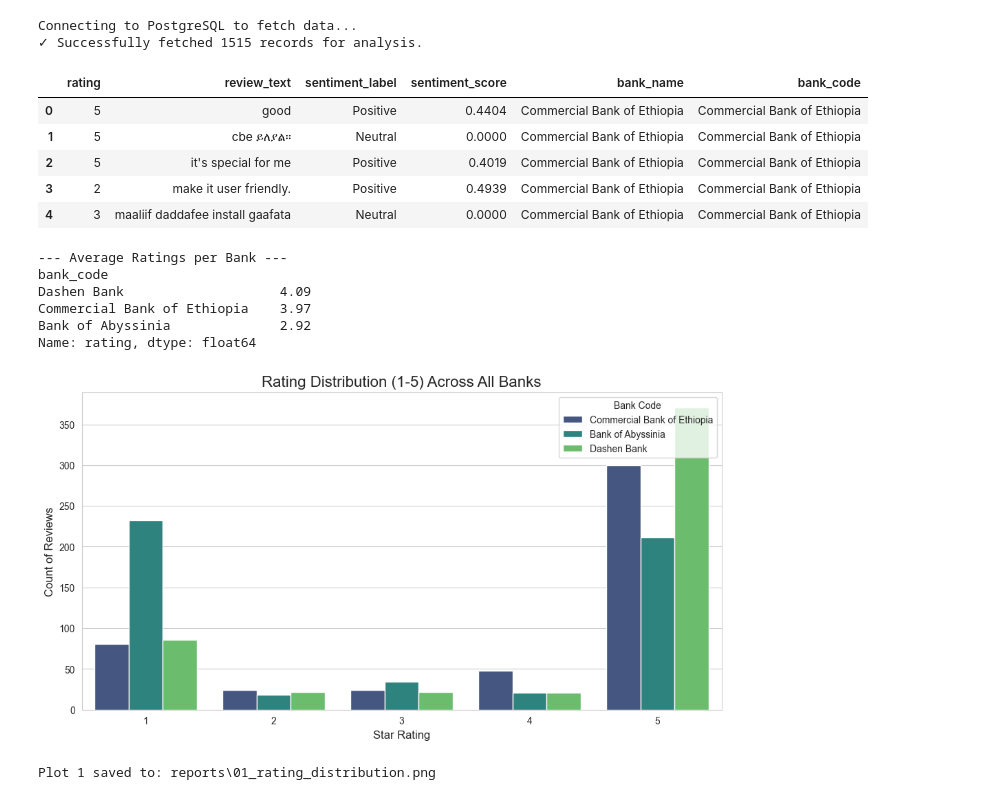
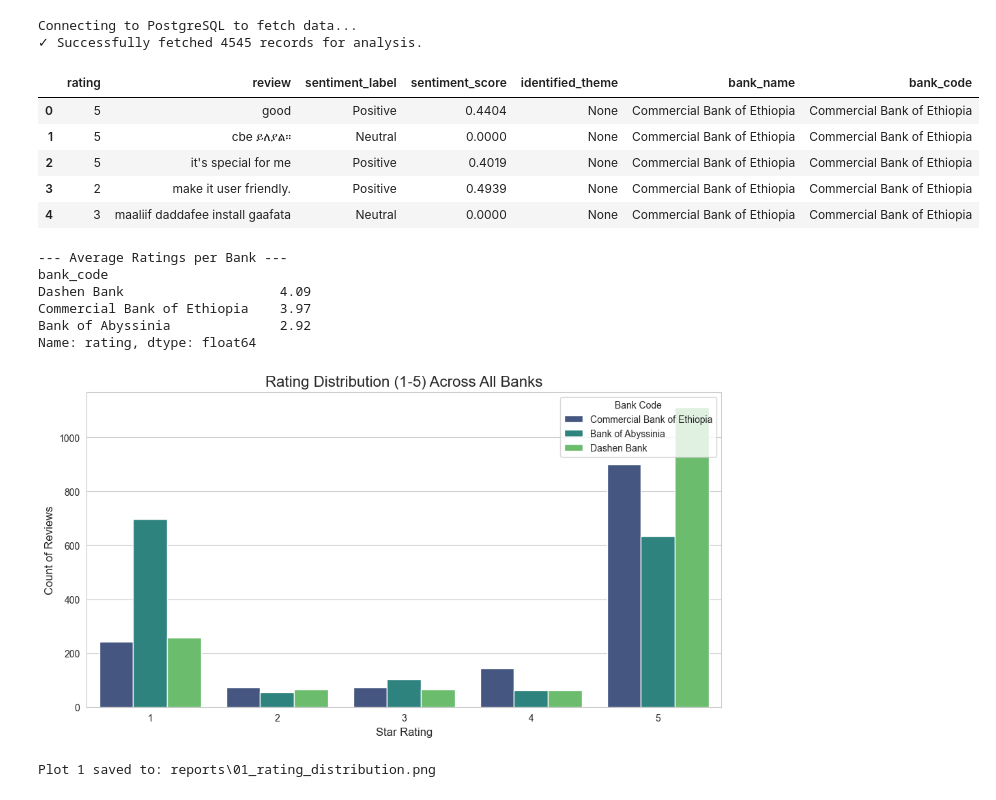
Before and after one commit to rufta-g20/bank_review_analysis, a Jupyter notebook: analysis.ipynb, the cells around one changed output. Cells and saved outputs as stored; diff of their text form; code cells hidden in the pictures.

```diff
--- a/analysis.ipynb
+++ b/analysis.ipynb
@@ -5,15 +5,13 @@ import pandas as pd
 import psycopg2
 import matplotlib.pyplot as plt
 import seaborn as sns
-from wordcloud import WordCloud
+from wordcloud import WordCloud, STOPWORDS
 import os
 import sys
 
 # Add the project root to sys.path to ensure config.py is found
-# Adjust path as necessary if config.py is not in the project root
 sys.path.append(os.path.abspath(os.path.join(os.getcwd(), '..')))
 try:
-    # Ensure this import works: from config import DB_CONFIG, DATA_PATHS
     from config import DB_CONFIG, DATA_PATHS
 except ImportError:
     print("FATAL: Could not import config.py. Ensure it is accessible.")
@@ -23,6 +21,14 @@ except ImportError:
 REPORTS_DIR = 'reports'
 os.makedirs(REPORTS_DIR, exist_ok=True)
 
+# Define Custom Stopwords (for reporting)
+STANDARD_STOPWORDS = STOPWORDS.union({
+    'app', 'bank', 'mobile', 'time', 'please', 'use', 'get', 'can',
+    'it', 'the', 'this', 'very', 'working', 'not', 'i', 'to', 'and',
+    'is', 'for', 'my', 'that', 'but', 'are', 'if'
+})
+
+
 # ----------------------------------------------------------------------
 # 1. Database Connection and Data Fetch
 # ----------------------------------------------------------------------
@@ -31,49 +37,52 @@ try:
     print("Connecting to PostgreSQL to fetch data...")
 
     # --- FIX: Convert DB_CONFIG keys to lowercase for psycopg2 ---
-    # This addresses the ProgrammingError: invalid connection option "HOST"
     corrected_db_config = {k.lower(): v for k, v in DB_CONFIG.items()}
     # ------------------------------------------------------------
 
     conn = psycopg2.connect(**corrected_db_config)
 
+    # SQL QUERY UPDATED TO FETCH identified_theme
     SQL_QUERY = """
     SELECT
         r.rating,
         r.review_text,
         r.sentiment_label,
         r.sentiment_score,
+        r.identified_theme, -- <-- NEW: Fetch the thematic cluster result
         b.bank_name,
         b.bank_code
     FROM
         reviews r
     JOIN
         banks b ON r.bank_id = b.bank_id;
     """
 
     df = pd.read_sql(SQL_QUERY, conn)
+    # Rename for consistency, although review_text is now standard
+    df.rename(columns={'review_text': 'review'}, inplace=True)
     print(f"✓ Successfully fetched {len(df)} records for analysis.")
 
 except psycopg2.OperationalError as e:
-    # This might now catch the 'password' or 'user' errors if connection failed
     print(f"✗ ERROR: Database connection failed. Please check your credentials in the .env file. Details: {e}")
     df = pd.DataFrame()
 finally:
     if conn:
         conn.close()
 
 # Display the first few rows to confirm data load
 if not df.empty:
+    from IPython.display import display
     display(df.head())
 # %% [output]
 Connecting to PostgreSQL to fetch data...
-✓ Successfully fetched 1515 records for analysis.
+✓ Successfully fetched 4545 records for analysis.
-|  | rating | review_text | sentiment_label | sentiment_score | bank_name | bank_code |
-| 0 | 5 | good | Positive | 0.4404 | Commercial Bank of Ethiopia | Commercial Bank of Ethiopia |
-| 1 | 5 | cbe ይለያል። | Neutral | 0.0000 | Commercial Bank of Ethiopia | Commercial Bank of Ethiopia |
-| 2 | 5 | it's special for me | Positive | 0.4019 | Commercial Bank of Ethiopia | Commercial Bank of Ethiopia |
-| 3 | 2 | make it user friendly. | Positive | 0.4939 | Commercial Bank of Ethiopia | Commercial Bank of Ethiopia |
-| 4 | 3 | maaliif daddafee install gaafata | Neutral | 0.0000 | Commercial Bank of Ethiopia | Commercial Bank of Ethiopia |
+|  | rating | review | sentiment_label | sentiment_score | identified_theme | bank_name | bank_code |
+| 0 | 5 | good | Positive | 0.4404 | None | Commercial Bank of Ethiopia | Commercial Bank of Ethiopia |
+| 1 | 5 | cbe ይለያል። | Neutral | 0.0000 | None | Commercial Bank of Ethiopia | Commercial Bank of Ethiopia |
+| 2 | 5 | it's special for me | Positive | 0.4019 | None | Commercial Bank of Ethiopia | Commercial Bank of Ethiopia |
+| 3 | 2 | make it user friendly. | Positive | 0.4939 | None | Commercial Bank of Ethiopia | Commercial Bank of Ethiopia |
+| 4 | 3 | maaliif daddafee install gaafata | Neutral | 0.0000 | None | Commercial Bank of Ethiopia | Commercial Bank of Ethiopia |
 # %%
 # Cell 2: Core Metrics and Visualization Setup
 
@@ -105,7 +114,7 @@ Dashen Bank                    4.09
 Commercial Bank of Ethiopia    3.97
 Bank of Abyssinia              2.92
 Name: rating, dtype: float64
-[figure, old version]
+[figure, new version]
 Plot 1 saved to: reports\01_rating_distribution.png
 # %%
 # Cell 3: Sentiment Visualization
```
Also changed, not shown: parts of 4 cells of this notebook, 6 other files.
